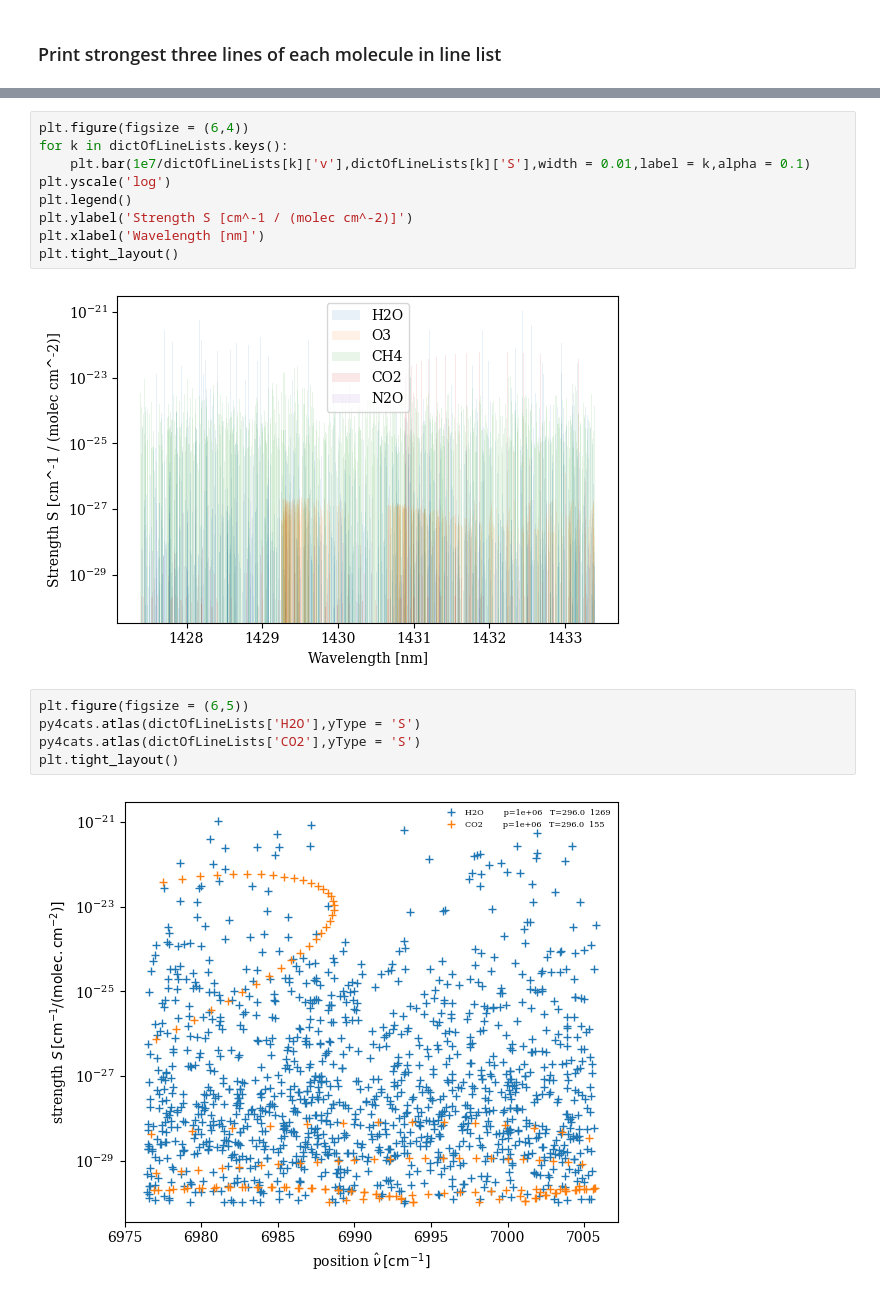
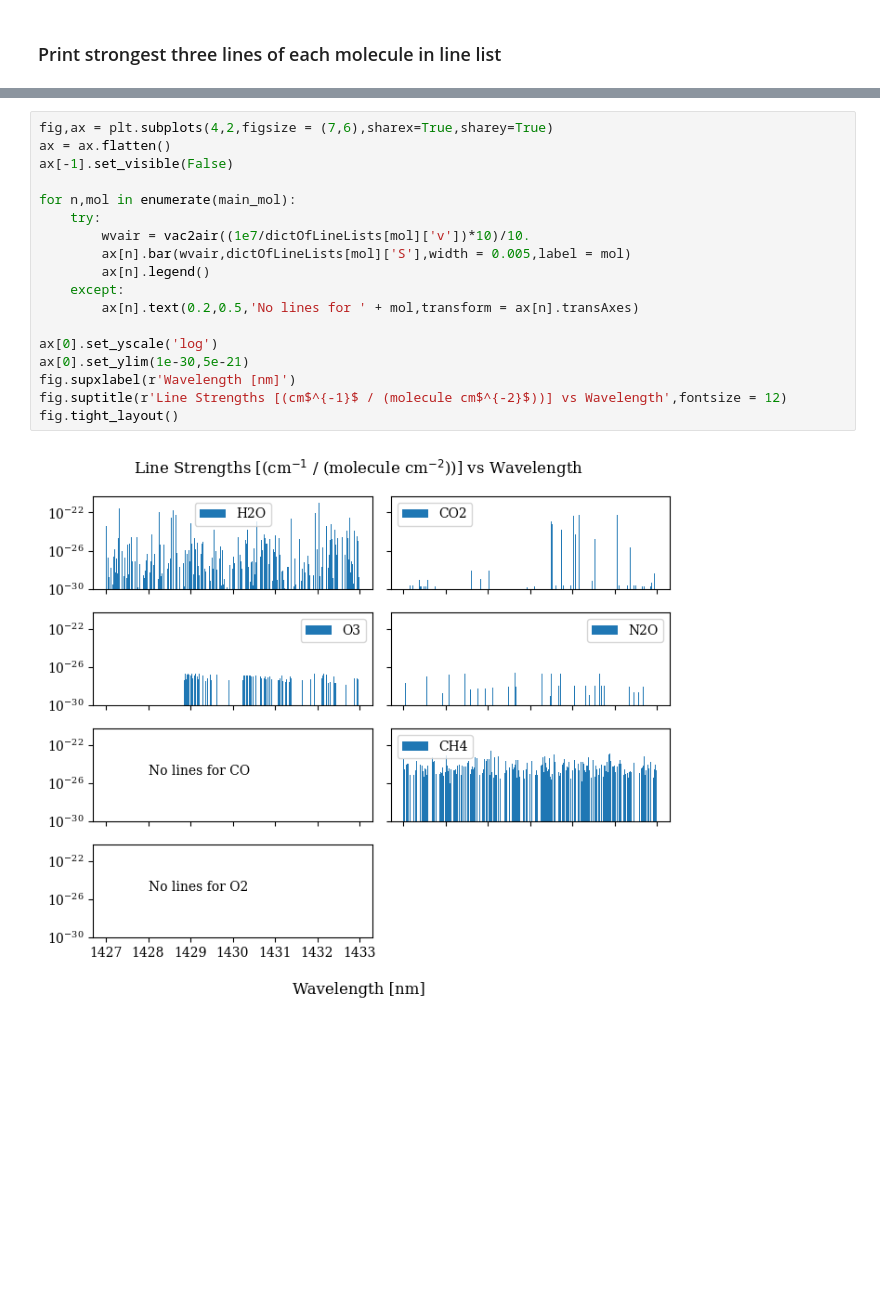
Before and after one commit to tschad/dkist_telluric_atlas, a Jupyter notebook: 1_telluric_1430_nm.ipynb, the cells around one changed output, grey strips where cells are left out. Cells and saved outputs as stored; diff of their text form; blank space fills up the shorter version.

```diff
--- a/1_telluric_1430_nm.ipynb
+++ b/1_telluric_1430_nm.ipynb
@@ -349,18 +366,20 @@ fig.tight_layout()
-# %%
-plt.figure(figsize = (6,4))
-for k in dictOfLineLists.keys():
-    plt.bar(1e7/dictOfLineLists[k]['v'],dictOfLineLists[k]['S'],width = 0.01,label = k,alpha = 0.1)
-plt.yscale('log')
-plt.legend()
-plt.ylabel('Strength S [cm^-1 / (molec cm^-2)]')
-plt.xlabel('Wavelength [nm]')
-plt.tight_layout()
-# %% [output]
-[figure, removed]
-# %%
-plt.figure(figsize = (6,5))
-py4cats.atlas(dictOfLineLists['H2O'],yType = 'S')
-py4cats.atlas(dictOfLineLists['CO2'],yType = 'S')
-plt.tight_layout()
-# %% [output]
-[figure, removed]
+# %%
+fig,ax = plt.subplots(4,2,figsize = (7,6),sharex=True,sharey=True)
+ax = ax.flatten()
+ax[-1].set_visible(False)
+
+for n,mol in enumerate(main_mol):
+    try:
+        wvair = vac2air((1e7/dictOfLineLists[mol]['v'])*10)/10.
+        ax[n].bar(wvair,dictOfLineLists[mol]['S'],width = 0.005,label = mol)
+        ax[n].legend()
+    except:
+        ax[n].text(0.2,0.5,'No lines for ' + mol,transform = ax[n].transAxes)
+
+ax[0].set_yscale('log')
+ax[0].set_ylim(1e-30,5e-21)
+fig.supxlabel(r'Wavelength [nm]')
+fig.suptitle(r'Line Strengths [(cm$^{-1}$ / (molecule cm$^{-2}$))] vs Wavelength',fontsize = 12)
+fig.tight_layout()
+# %% [output]
+[figure, added]
```
Also changed, not shown: parts of 53 cells of this notebook.
